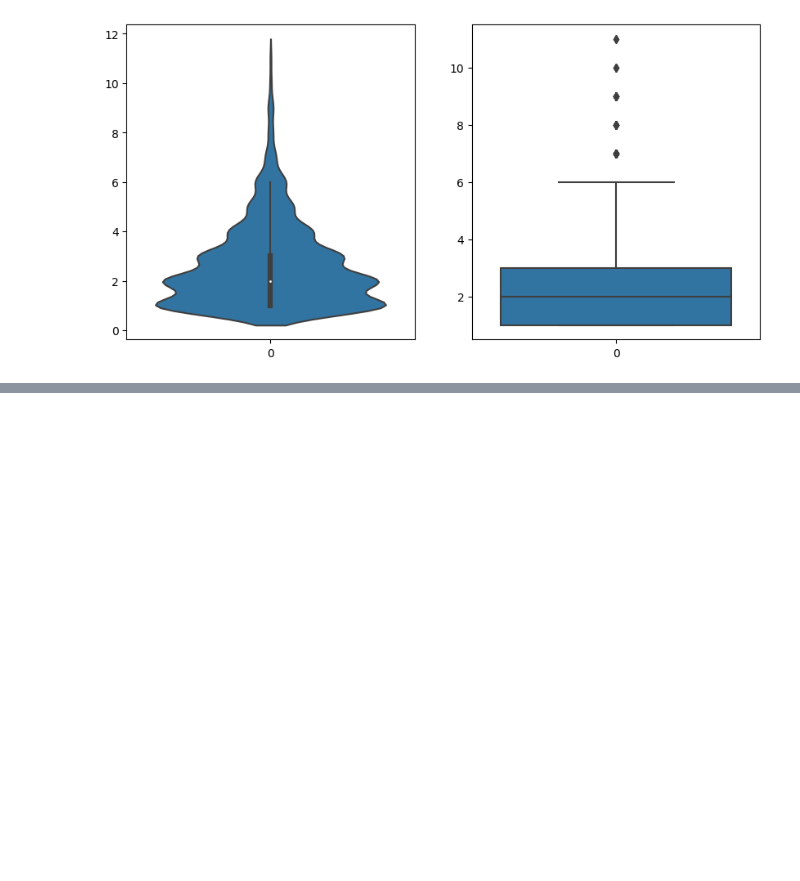
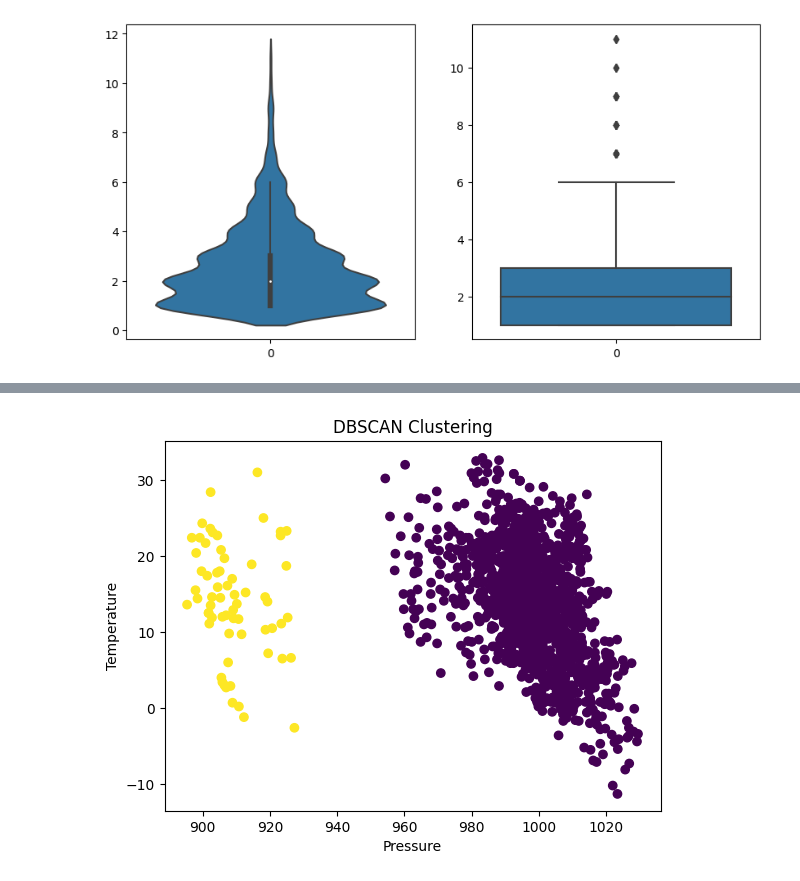
Before and after one commit to akos1106/6.felev, a Jupyter notebook: teszt.ipynb, the cells around one changed output, grey strips where cells are left out. Saved outputs shown, nothing was run; the diff lists cells and outputs as text; code cells hidden in the pictures; blank space fills up the shorter version.

```diff
--- a/teszt.ipynb
+++ b/teszt.ipynb
@@ -227,0 +236,16 @@ plt.show()
+# %%
+X = df[['pressure', 'temperature']]
+
+scaler = StandardScaler()
+X_norm = scaler.fit_transform(X)
+
+dbscan = DBSCAN(eps=0.8, min_samples=5)
+clusters = dbscan.fit_predict(X_norm)
+
+plt.scatter(X['pressure'], X['temperature'], c=clusters)
+plt.xlabel('Pressure')
+plt.ylabel('Temperature')
+plt.title('DBSCAN Clustering')
+plt.show()
+# %% [output]
+[figure, added]
```
Also changed, not shown: parts of 21 cells of this notebook.
